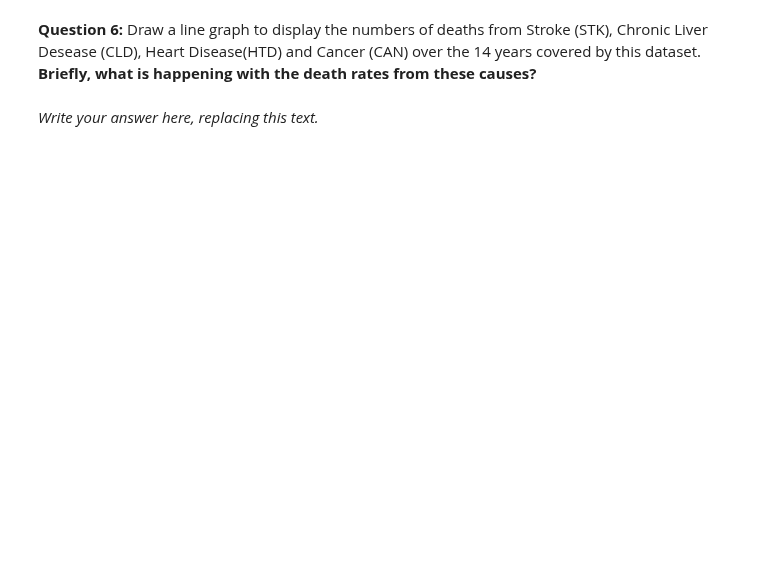
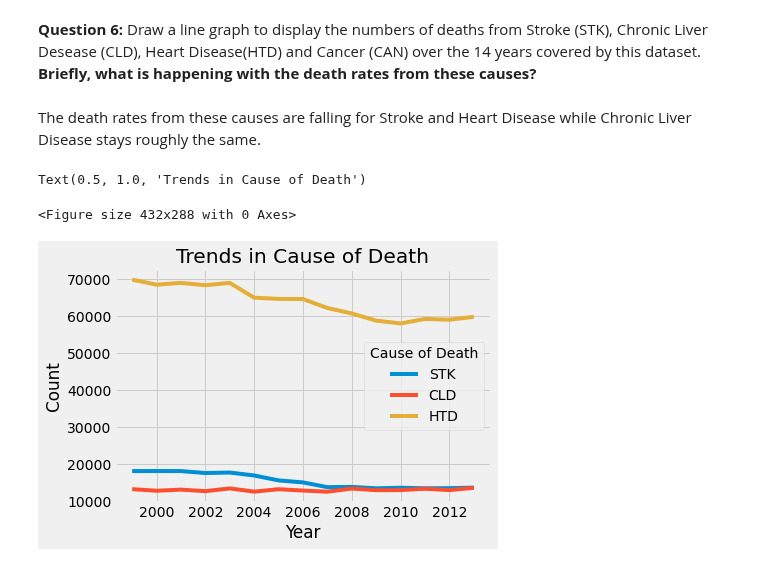
Before and after one commit to mattzhao-R/data-118, a Jupyter notebook: hw/homework05_Fall22.ipynb, the cells around one changed output. Saved outputs shown, nothing was run; the diff lists cells and outputs as text; code cells hidden in the pictures; blank space fills up the shorter version.

```diff
--- a/hw/homework05_Fall22.ipynb
+++ b/hw/homework05_Fall22.ipynb
@@ -90,6 +230,6 @@ We'll be looking at a dataset from the California Department of Public Health th
 
 To make the file smaller, we've compressed it; run the next cell to unzip and load it.
 # %%
-!unzip -o causes_of_death.csv.zip
-causes = pd.read_csv('causes_of_death.csv')
+#!unzip -o causes_of_death.csv.zip
+causes = pd.read_csv('data/causes_of_death.csv')
 causes.head()
@@ -129,0 +333,3 @@ causes_by_year
+# %%
+causes_by_year = pd.pivot_table(causes, values = 'Count', index = 'Year', columns = 'Cause of Death', aggfunc=np.sum)
+causes_by_year
@@ -131,5 +355,5 @@ causes_by_year
 **Question 5.** Looking at the `causes_by_year` dataframe, it appears that three of the causes have missing data in several years.   Create a new dataframe `cleaned_causes_by_year` that has these three columns removed.  Your result should have 12 columns (not counting the `Year` index).
 # %%
 #replace the ...
-cleaned_causes_by_year = ...
+cleaned_causes_by_year = causes_by_year.drop(labels=['HOM','HYP','NEP'],axis=1)
 cleaned_causes_by_year
@@ -136,4 +378,14 @@ cleaned_causes_by_year
 # %% [markdown]
 **Question 6:**  Draw a line graph to display the numbers of deaths from Stroke (STK), Chronic Liver Desease (CLD), Heart Disease(HTD) and Cancer (CAN) over the 14 years covered by this dataset. **Briefly, what is happening with the death rates from these causes?**
-# %% [markdown]
-*Write your answer here, replacing this text.*
+# %% [markdown]
+The death rates from these causes are falling for Stroke and Heart Disease while Chronic Liver Disease stays roughly the same.
+# %%
+plt.figure()
+cleaned_causes_by_year[['STK','CLD','HTD']].plot()
+plt.xlabel('Year')
+plt.ylabel('Count')
+plt.title('Trends in Cause of Death')
+# %% [output]
+Text(0.5, 1.0, 'Trends in Cause of Death')
+<Figure size 432x288 with 0 Axes>
+[figure, added]
```
Also changed, not shown: parts of 29 cells of this notebook, 3 other files.
